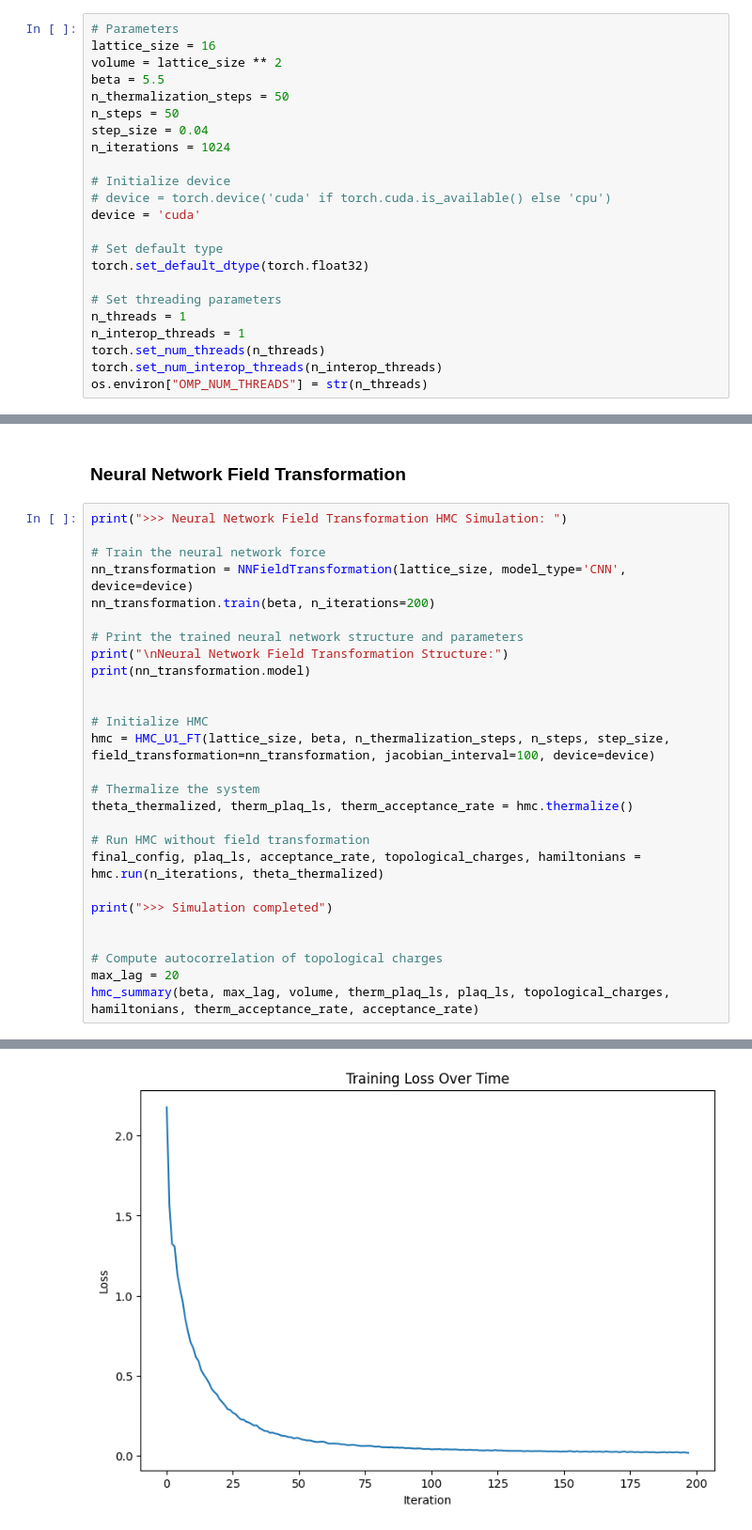
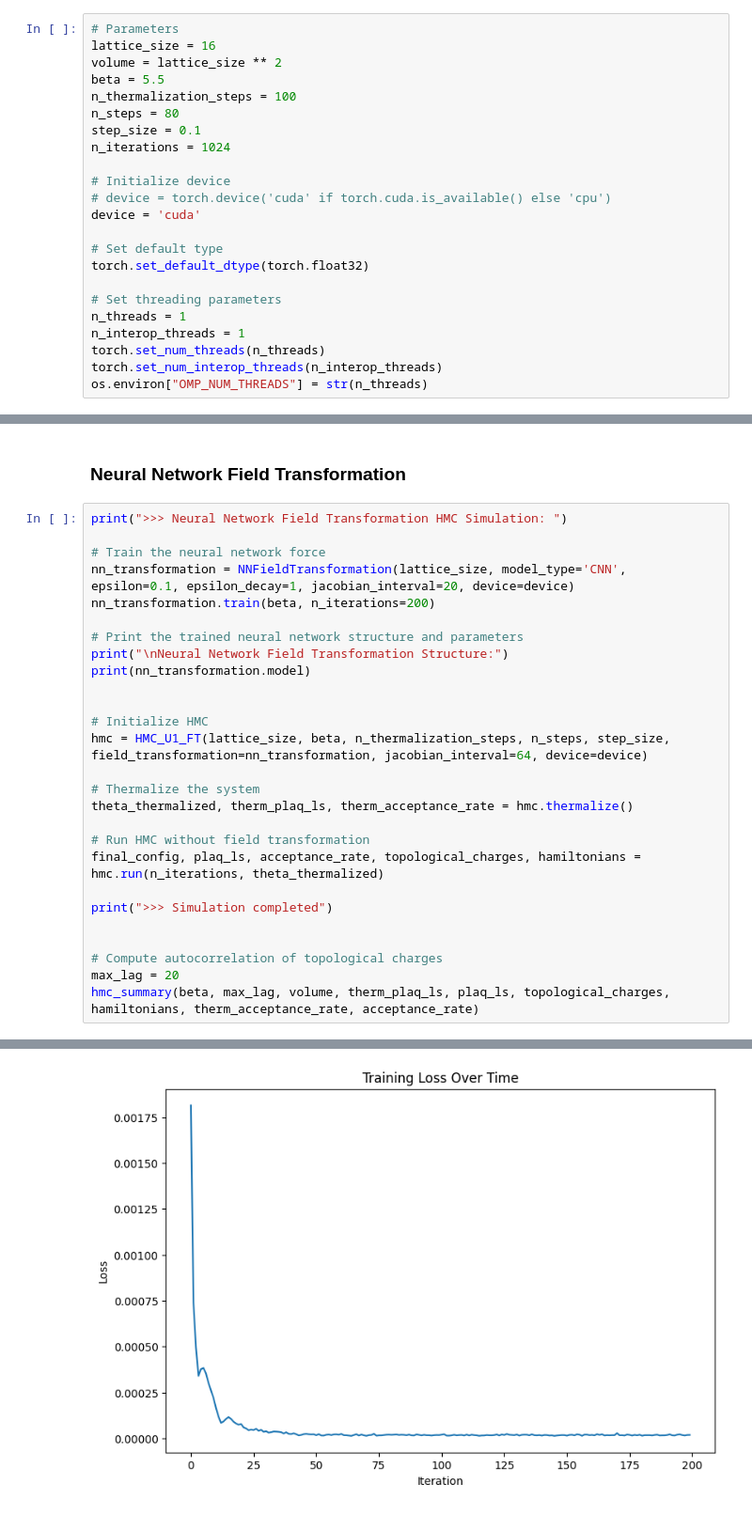
Before and after one commit to Greyyy-HJC/hmc_ft, a Jupyter notebook: 2d_u1/main.ipynb, the cells around one changed output, grey strips where cells are left out. Shown at 94% size. Cells and saved outputs as stored; diff of their text form.

```diff
--- a/2d_u1/main.ipynb
+++ b/2d_u1/main.ipynb
@@ -11,9 +10,9 @@ from utils import plot_results, auto_by_def, auto_from_chi, hmc_summary
 lattice_size = 16
 volume = lattice_size ** 2
 beta = 5.5
-n_thermalization_steps = 50
-n_steps = 50
-step_size = 0.04
+n_thermalization_steps = 100
+n_steps = 80
+step_size = 0.1
 n_iterations = 1024
 
 # Initialize device
@@ -61,33 +60,33 @@ Acceptance rate: 0.8398
 # %%
 print(">>> Neural Network Field Transformation HMC Simulation: ")
 
 # Train the neural network force
-nn_transformation = NNFieldTransformation(lattice_size, model_type='CNN', device=device)
+nn_transformation = NNFieldTransformation(lattice_size, model_type='CNN', epsilon=0.1, epsilon_decay=1, jacobian_interval=20, device=device)
 nn_transformation.train(beta, n_iterations=200)
 
 # Print the trained neural network structure and parameters
 print("\nNeural Network Field Transformation Structure:")
 print(nn_transformation.model)
 
 
 # Initialize HMC
-hmc = HMC_U1_FT(lattice_size, beta, n_thermalization_steps, n_steps, step_size, field_transformation=nn_transformation, jacobian_interval=100, device=device)
+hmc = HMC_U1_FT(lattice_size, beta, n_thermalization_steps, n_steps, step_size, field_transformation=nn_transformation, jacobian_interval=64, device=device)
 
 # Thermalize the system
 theta_thermalized, therm_plaq_ls, therm_acceptance_rate = hmc.thermalize()
 
 # Run HMC without field transformation
 final_config, plaq_ls, acceptance_rate, topological_charges, hamiltonians = hmc.run(n_iterations, theta_thermalized)
 
 print(">>> Simulation completed")
 
 
 # Compute autocorrelation of topological charges
 max_lag = 20
 hmc_summary(beta, max_lag, volume, therm_plaq_ls, plaq_ls, topological_charges, hamiltonians, therm_acceptance_rate, acceptance_rate)
 # %% [output]
 >>> Neural Network Field Transformation HMC Simulation:
-[figure, old version]
+[figure, new version]
 Neural Network Field Transformation Structure:
 CNNModel(
   (conv_layers): Sequential(
```
Also changed, not shown: parts of 3 cells of this notebook, 6 other files.
